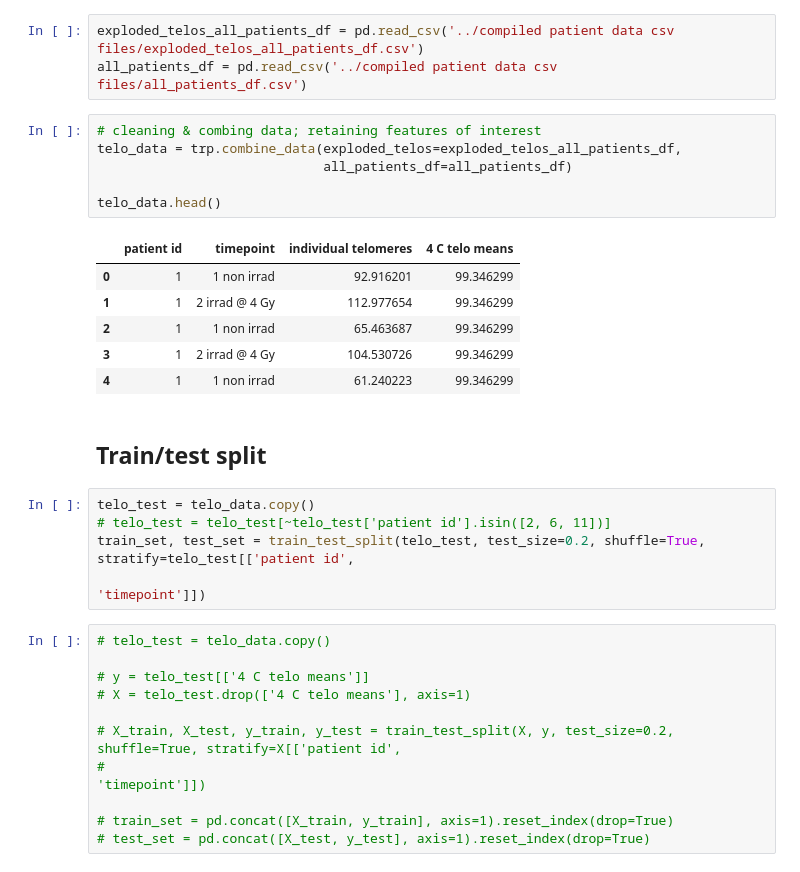
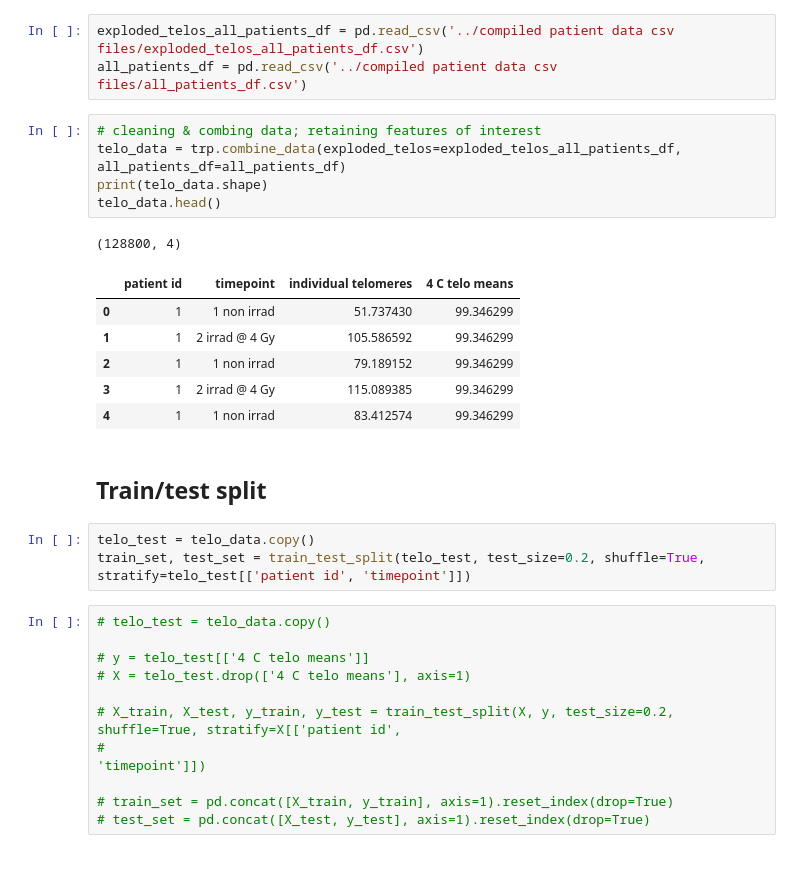
Before and after one commit to Jared-Luxton/radiation-therapy-machine-learning, a Jupyter notebook: workflow & notebooks/03a Radiation Sensitivity of Patients Data Machine Learning.ipynb, the cells around one changed output. Saved outputs shown, nothing was run; the diff lists cells and outputs as text.

```diff
--- a/workflow & notebooks/03a Radiation Sensitivity of Patients Data Machine Learning.ipynb
+++ b/workflow & notebooks/03a Radiation Sensitivity of Patients Data Machine Learning.ipynb
@@ -66,24 +66,22 @@ exploded_telos_all_patients_df = pd.read_csv('../compiled patient data csv files
 all_patients_df = pd.read_csv('../compiled patient data csv files/all_patients_df.csv')
 # %%
 # cleaning & combing data; retaining features of interest
-telo_data = trp.combine_data(exploded_telos=exploded_telos_all_patients_df,
-                             all_patients_df=all_patients_df)
-
+telo_data = trp.combine_data(exploded_telos=exploded_telos_all_patients_df, all_patients_df=all_patients_df)
+print(telo_data.shape)
 telo_data.head()
 # %% [output]
+(128800, 4)
 |  | patient id | timepoint | individual telomeres | 4 C telo means |
-| 0 | 1 | 1 non irrad | 92.916201 | 99.346299 |
-| 1 | 1 | 2 irrad @ 4 Gy | 112.977654 | 99.346299 |
-| 2 | 1 | 1 non irrad | 65.463687 | 99.346299 |
-| 3 | 1 | 2 irrad @ 4 Gy | 104.530726 | 99.346299 |
-| 4 | 1 | 1 non irrad | 61.240223 | 99.346299 |
+| 0 | 1 | 1 non irrad | 51.737430 | 99.346299 |
+| 1 | 1 | 2 irrad @ 4 Gy | 105.586592 | 99.346299 |
+| 2 | 1 | 1 non irrad | 79.189152 | 99.346299 |
+| 3 | 1 | 2 irrad @ 4 Gy | 115.089385 | 99.346299 |
+| 4 | 1 | 1 non irrad | 83.412574 | 99.346299 |
 # %% [markdown]
 ## Train/test split
 # %%
 telo_test = telo_data.copy()
-# telo_test = telo_test[~telo_test['patient id'].isin([2, 6, 11])]
-train_set, test_set = train_test_split(telo_test, test_size=0.2, shuffle=True, stratify=telo_test[['patient id',
-                                                                                                   'timepoint']])
+train_set, test_set = train_test_split(telo_test, test_size=0.2, shuffle=True, stratify=telo_test[['patient id', 'timepoint']])
 # %%
 # telo_test = telo_data.copy()
 
```
Also changed, not shown: parts of 11 cells of this notebook, 1 other file.
